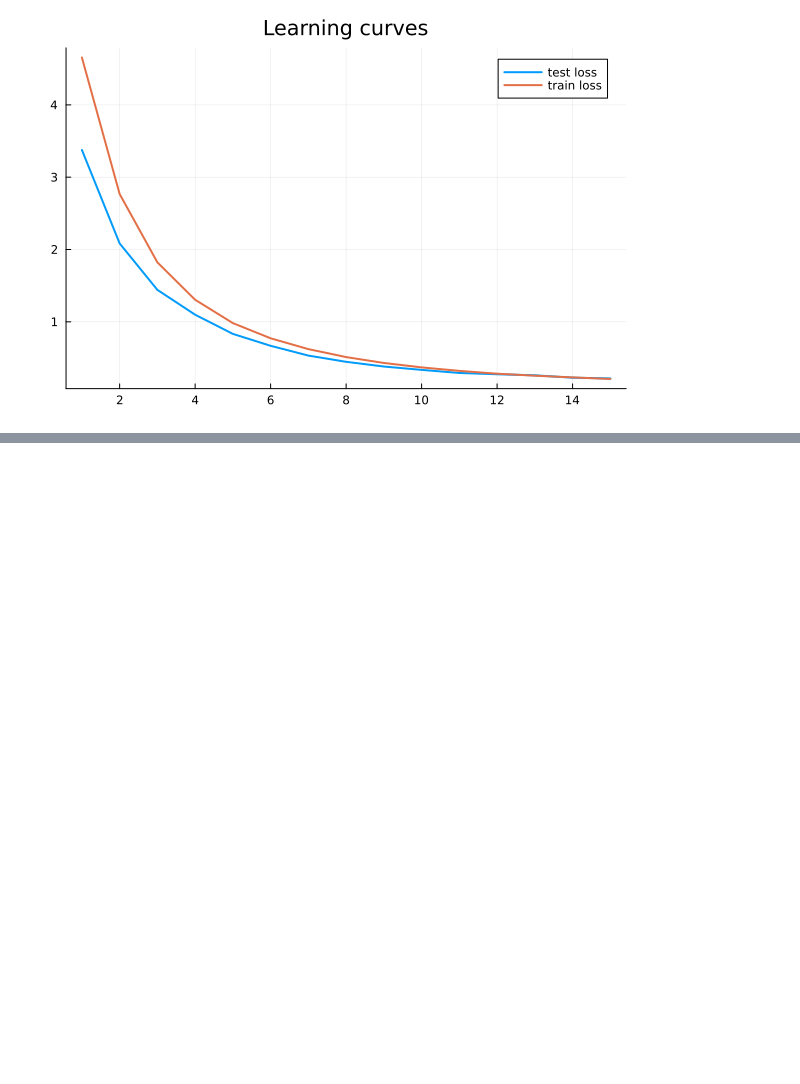
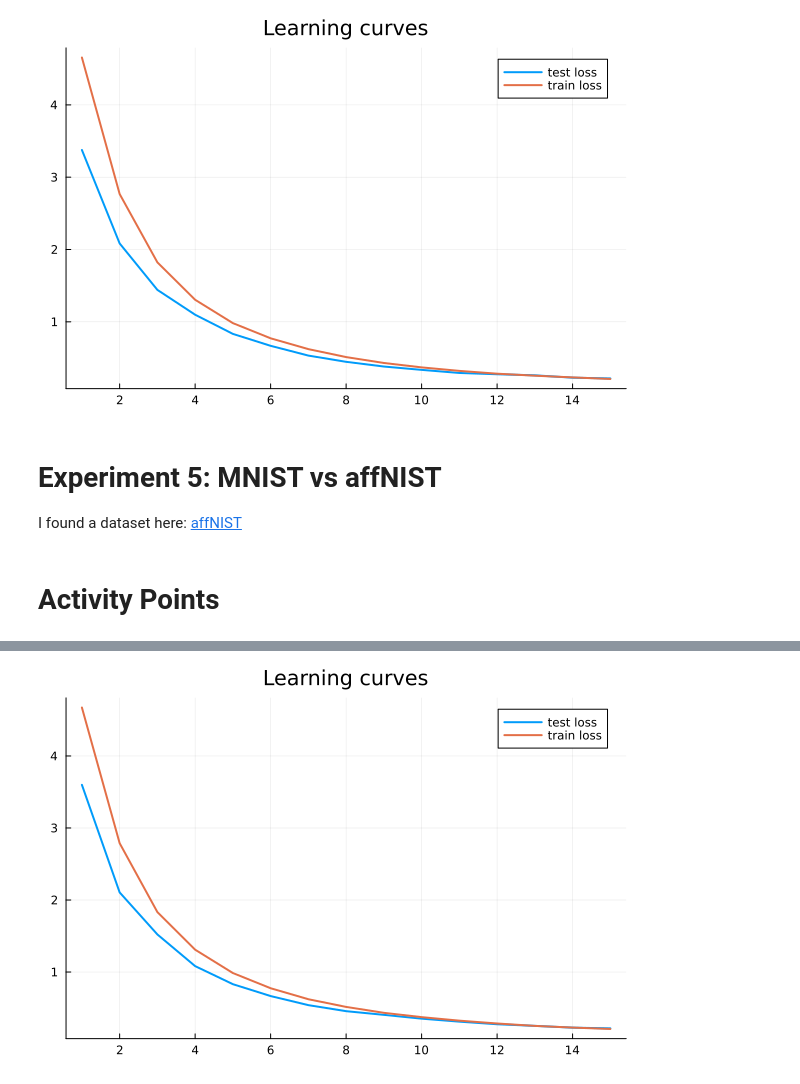
Before and after one commit to it1shka/Mlyn.jl, a Jupyter notebook: examples/experiments.ipynb, the cells around one changed output, grey strips where cells are left out. Drawn from its saved outputs; the diff is of its cells as text; code cells hidden in the pictures; blank space fills up the shorter version.

Commit message:
Activity points

```diff
--- a/examples/experiments.ipynb
+++ b/examples/experiments.ipynb
@@ -477,3 +477,25 @@ history_plot(history)
 [EPOCH 10] Test loss = 0.335450866583555; Learning loss = 0.3697959264909128
 [EPOCH 15] Test loss = 0.21699883408088436; Learning loss = 0.20960213042291606
 [figure]
+# %% [markdown]
+# Experiment 5: MNIST vs affNIST
+
+I found a dataset here: [affNIST](https://www.cs.toronto.edu/~tijmen/affNIST/)
+# %% [markdown]
+# Activity Points
+# %%
+model = create_model(classification, [
+    BlueprintLinear(784, 128, method_xavier_uniform),
+    BlueprintBatchNorm1D(n_features=128),
+    BlueprintActivation(method_sigmoid),
+
+    BlueprintLinear(128, 10, method_xavier_uniform),
+    BlueprintBatchNorm1D(n_features=10),
+    BlueprintActivation(method_sigmoid),
+])
+X_train, Y_train, X_test, Y_test = load_mnist_full()
+optimizer = OptimizerAdam()
+init_adam!(optimizer, model.layers)
+history = train!(model, optimizer, 15, X_train, Y_train, X_test, Y_test; batch_size=100, logging=true, log_period=5, report_grad=true)
+history_plot(history)
+# %% [output]
@@ -479,0 +510 @@ history_plot(history)
+[figure, added]
```
Also changed, not shown: parts of 5 cells of this notebook.
